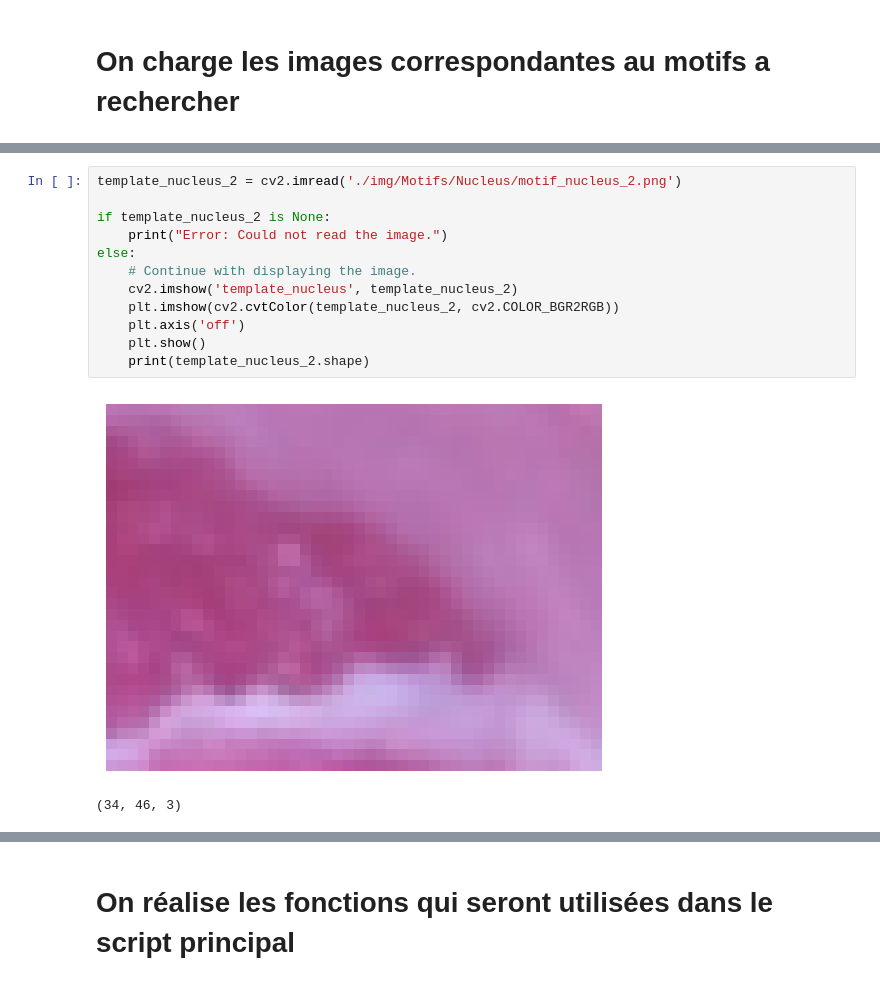
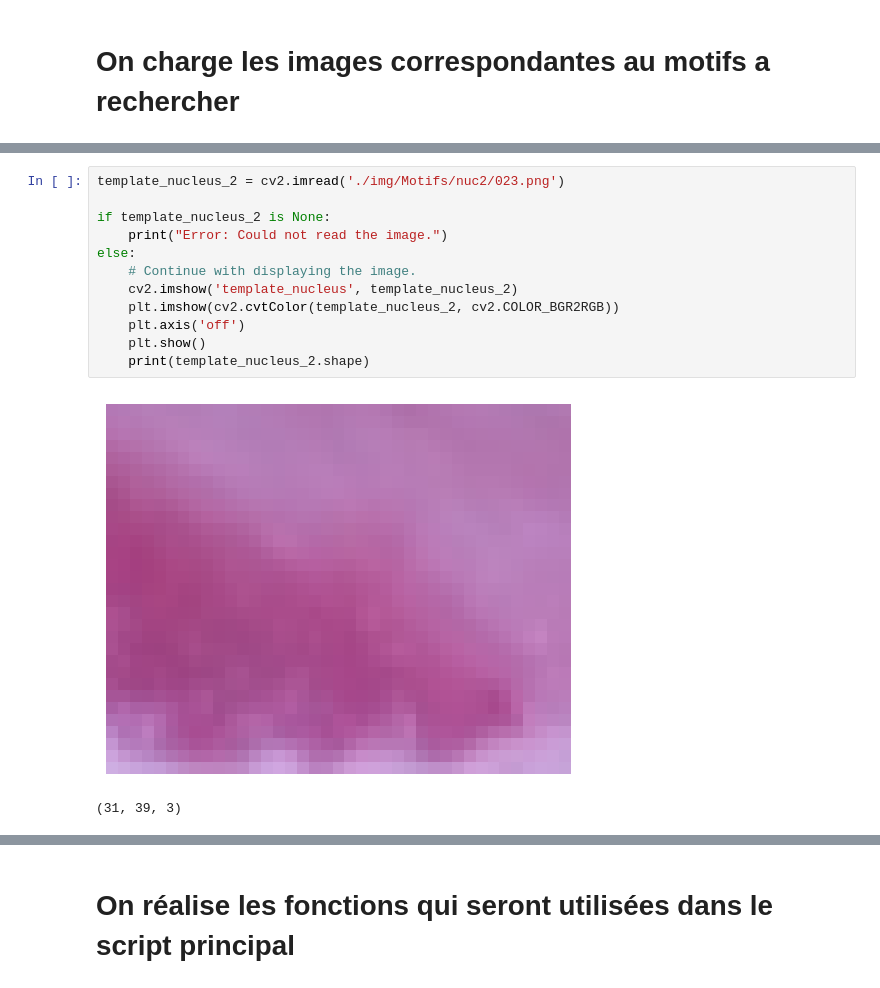
Before and after one commit to PbergerUNISSIA/PIGSEL_AIA, a Jupyter notebook: Traitement_automatisé.ipynb, the cells around one changed output, grey strips where cells are left out. Drawn from its saved outputs; the diff is of its cells as text.

```diff
--- a/Traitement_automatisé.ipynb
+++ b/Traitement_automatisé.ipynb
@@ -30,16 +31,16 @@ Error: Could not read the image.
 # %%
-template_nucleus_2 = cv2.imread('./img/Motifs/Nucleus/motif_nucleus_2.png')
+template_nucleus_2 = cv2.imread('./img/Motifs/nuc2/023.png')
 
 if template_nucleus_2 is None:
     print("Error: Could not read the image.")
 else:
     # Continue with displaying the image.
     cv2.imshow('template_nucleus', template_nucleus_2)
     plt.imshow(cv2.cvtColor(template_nucleus_2, cv2.COLOR_BGR2RGB))
     plt.axis('off')
     plt.show()
     print(template_nucleus_2.shape)
 # %% [output]
-[figure, old version]
+[figure, new version]
-(34, 46, 3)
+(31, 39, 3)
 # %%
```
Also changed, not shown: parts of 8 cells of this notebook.
